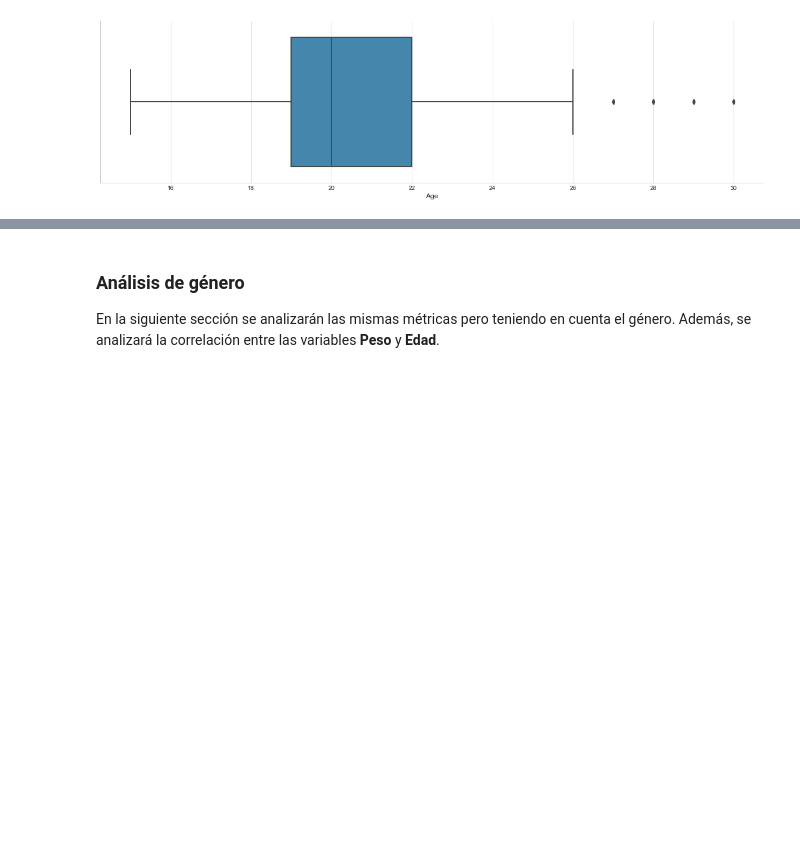
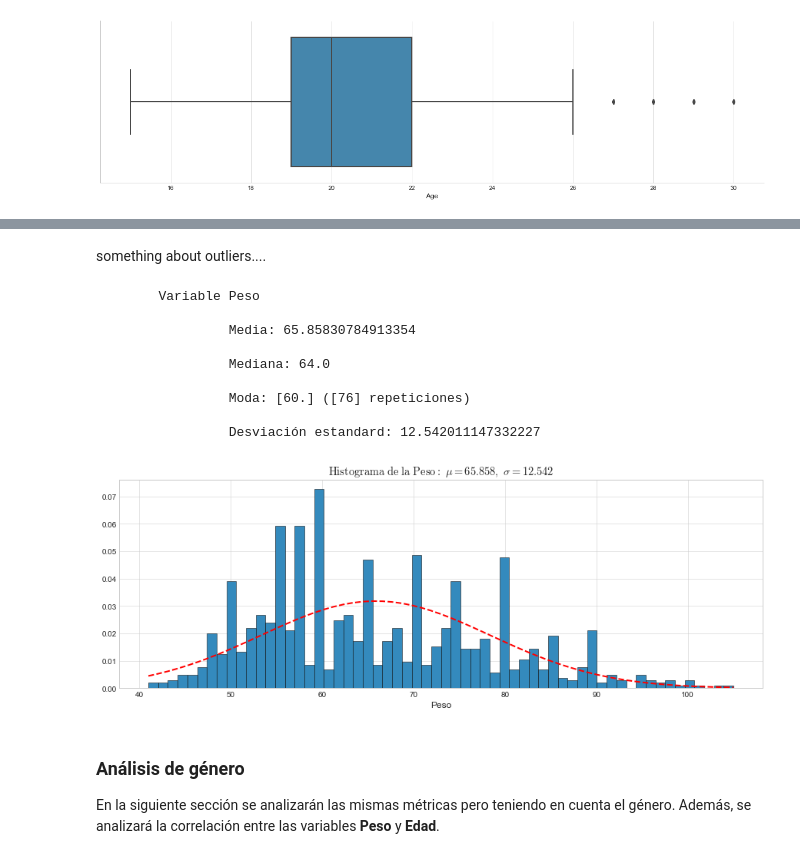
Before and after one commit to rodricarranza/DiploDatos, a Jupyter notebook: analysis_and_visualization/lab1/lab1.ipynb, the cells around one changed output, grey strips where cells are left out. Cells and saved outputs as stored; diff of their text form; code cells hidden in the pictures; blank space fills up the shorter version.

Commit message:
Plots without outliers and pearson.

```diff
--- a/analysis_and_visualization/lab1/lab1.ipynb
+++ b/analysis_and_visualization/lab1/lab1.ipynb
@@ -164,3 +179,22 @@ En general los valores _outliers_  son indicativos de que los datos pueden perte
+# %% [markdown]
+something about outliers....
+# %%
+#weight_without_outliers = weight_without_na.drop([885, 992])
+weight_without_outliers = weight_without_na[weight_without_na<=108]
+
+new_weight_mean, new_weight_sd = get_data_statistics(weight_without_outliers, 'Peso')
+show_data_distribution(weight_without_outliers, 'Peso', new_weight_mean, new_weight_sd, bins=60, normed=True)
+# %% [output]
+        Variable Peso
+
+                 Media: 65.85830784913354
+
+                 Mediana: 64.0
+
+                 Moda: [60.] ([76] repeticiones)
+
+                 Desviación estandard: 12.542011147332227
+[figure, added]
 # %% [markdown]
 ### Análisis de género
 
```
Also changed, not shown: parts of 9 cells of this notebook.
